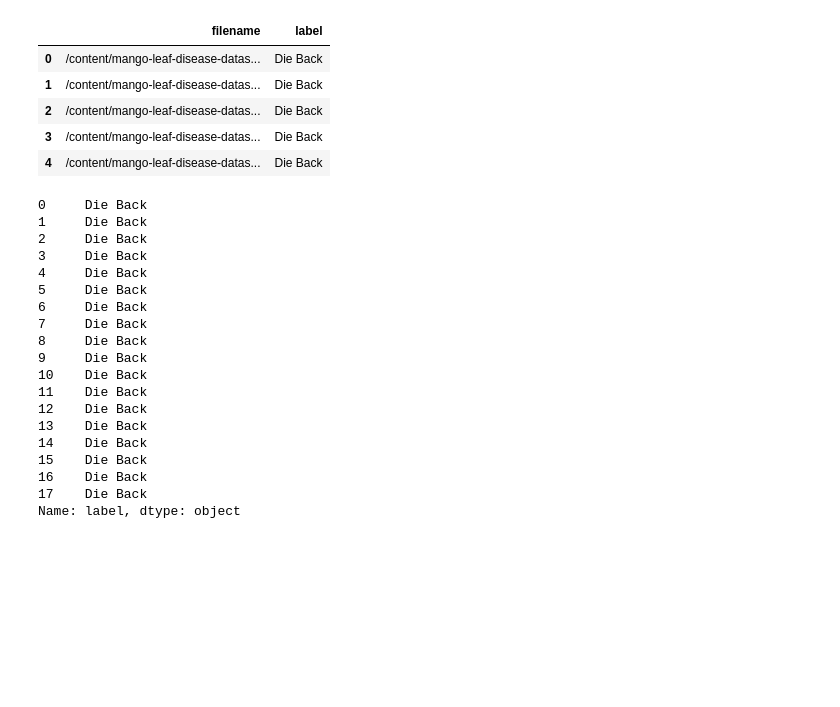
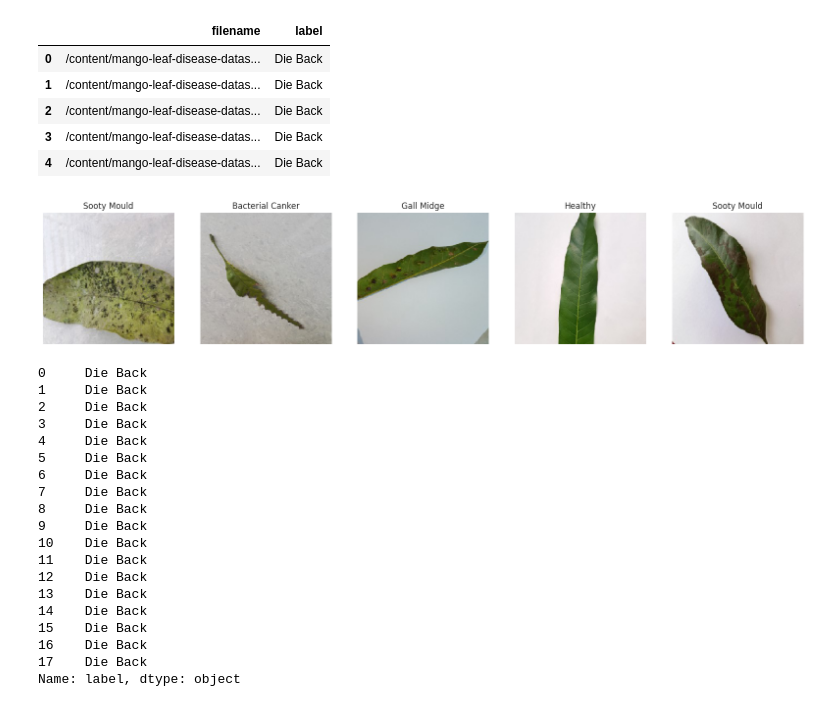
Before and after one commit to mayukhathumiki876/Maongo-Leaf-Disease-Image-Classification, a Jupyter notebook: Main_Project.ipynb, the cells around one changed output. Cells and saved outputs as stored; diff of their text form; code cells hidden in the pictures; blank space fills up the shorter version.

```diff
--- a/Main_Project.ipynb
+++ b/Main_Project.ipynb
@@ -123,6 +135,25 @@ train.head()
 | 2 | /content/mango-leaf-disease-datas... | Die Back |
 | 3 | /content/mango-leaf-disease-datas... | Die Back |
 | 4 | /content/mango-leaf-disease-datas... | Die Back |
+# %%
+fig, ax = plt.subplots(1, 5, figsize=(20, 5))
+
+for i, filepath in enumerate(train['filename'][:5]):
+    # load the image and convert to array
+    img = load_img(filepath, target_size=(IMAGE_SIZE, IMAGE_SIZE))
+    img_array = img_to_array(img)
+
+    # get the class label of the image
+    label = train['label'][i]
+
+    # display the image with label
+    ax[i].imshow(img_array.astype('uint8'))
+    ax[i].set_title(label)
+    ax[i].axis('off')
+
+plt.show()
+# %% [output]
+[figure, added]
 # %%
 train['label'][:18]
 # %% [output]
```
Also changed, not shown: parts of 18 cells of this notebook.
